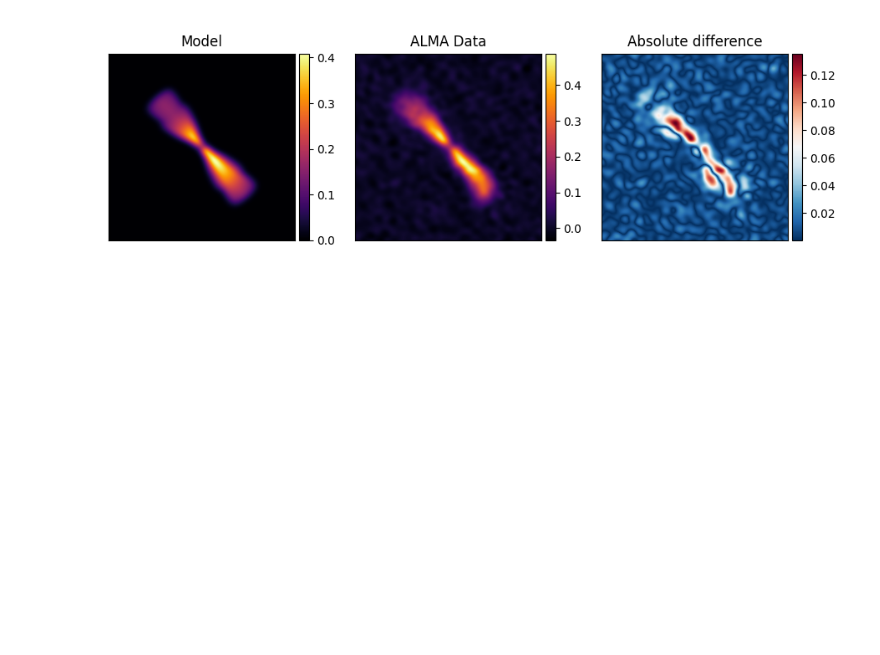
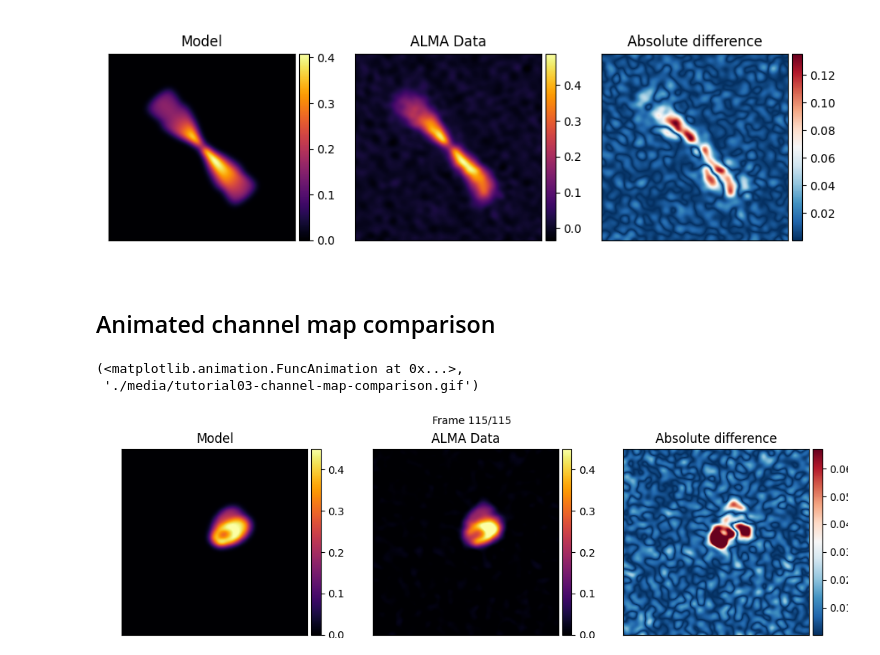
Before and after one commit to tcig-cips/radjax, a Jupyter notebook: tutorials/tutorial03-compare-model-to-fits.ipynb, the cells around one changed output. Saved outputs shown, nothing was run; the diff lists cells and outputs as text; code cells hidden in the pictures; blank space fills up the shorter version.

```diff
--- a/tutorials/tutorial03-compare-model-to-fits.ipynb
+++ b/tutorials/tutorial03-compare-model-to-fits.ipynb
@@ -185,3 +185,16 @@ visualization.slider_frame_comparison(
 # %% [output]
 interactive(children=(IntSlider(value=57, description='frame', max=114), Output()), _dom_classes=('widget-inte…
 [figure]
+# %% [markdown]
+## Animated channel map comparison
+# %%
+visualization.animate_frame_comparison(
+    model_cube, alma_cube.data,
+    vmin=0.0, vmax=0.45,
+    title1="Model", title2="ALMA Data",
+    output='./media/tutorial03-channel-map-comparison.gif'
+)
+# %% [output]
+(<matplotlib.animation.FuncAnimation at 0x...>,
+ './media/tutorial03-channel-map-comparison.gif')
+[figure, added]
```
Also changed, not shown: parts of 2 cells of this notebook, 47 other files.
